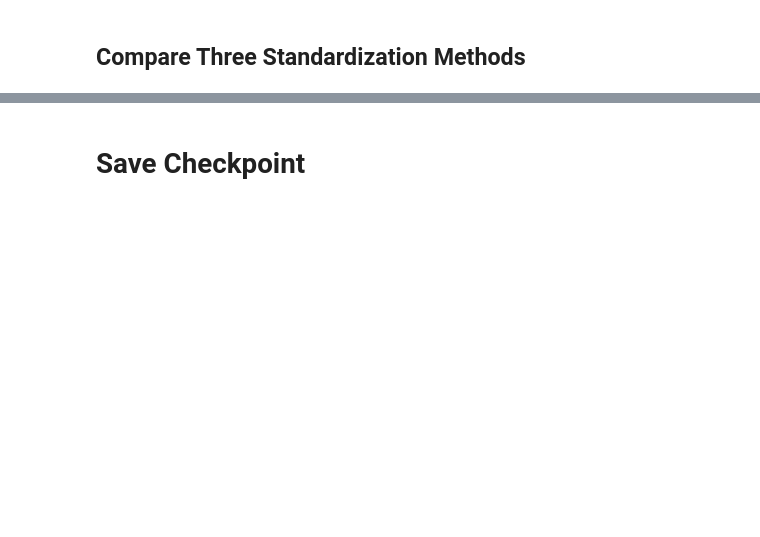
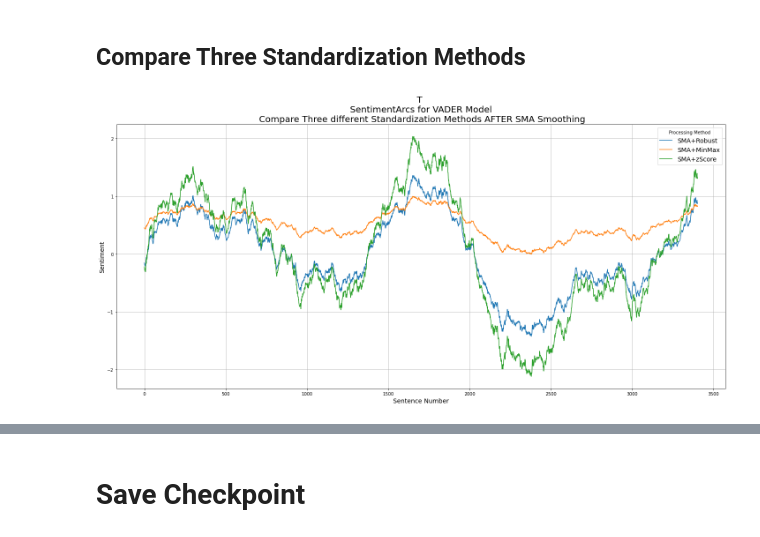
Before and after one commit to jon-chun/sentimentarcs, a Jupyter notebook: sentiment_arcs_crux.ipynb, the cells around one changed output, grey strips where cells are left out. Cells and saved outputs as stored; diff of their text form; code cells hidden in the pictures; blank space fills up the shorter version.

```diff
--- a/sentiment_arcs_crux.ipynb
+++ b/sentiment_arcs_crux.ipynb
@@ -822,13 +1222,15 @@ ensemble_df.info(verbose=True)
 # %%
 # First, Remove columns derived from base Models
+# NOTE: Don't trust any Model Sentiment values except for raw values
+#       drop and re-derive any other Models (e.g. vader_stdsma, vader_stdlowess)
 
 cols_model_deriv_drop_ls = []
 
 cols_suffix_ls = ['_z', '_sma', '_stdsma', '_lowess', '_stdlowess']
 for asuffix in cols_suffix_ls:
-  for acol in ensemble_df.columns: # cols_model_ls:
+  for acol in subensemble_df.columns: # cols_model_ls:
     if acol.endswith(asuffix):
       cols_model_deriv_drop_ls.append(acol)
 
-ensemble_df.drop(columns=cols_model_deriv_drop_ls, axis=1, inplace=True)
-ensemble_df.info()
+subensemble_df.drop(columns=cols_model_deriv_drop_ls, axis=1, inplace=True)
+subensemble_df.info()
@@ -999,41 +1610,44 @@ plot_stdsma_fl = False
 plot_smastd_fl = True
 
 temp_df = pd.DataFrame()
-temp_df['model'] = ensemble_df[model_str].copy(deep=True)
+temp_df['model'] = subensemble_df[model_str].copy(deep=True)
 temp_df['model_sma'] = temp_df['model'].rolling(win_size, center=True, min_periods=0).mean()
 
 rscaler = RobustScaler()
 temp_df['robust'] = rscaler.fit_transform(temp_df['model'].values.reshape(-1,1)).flatten()
 temp_df['sma_robust'] = rscaler.fit_transform(temp_df['model_sma'].values.reshape(-1,1)).flatten()
 
 
 mmscaler = MinMaxScaler()
 temp_df['minmax'] = mmscaler.fit_transform(temp_df['model'].values.reshape(-1,1)).flatten()
 temp_df['sma_minmax'] = mmscaler.fit_transform(temp_df['model_sma'].values.reshape(-1,1)).flatten()
 
 
 scaler = StandardScaler()
 temp_df['zscore'] = scaler.fit_transform(temp_df['model'].values.reshape(-1,1)).flatten()
 temp_df['sma_zscore'] = scaler.fit_transform(temp_df['model_sma'].values.reshape(-1,1)).flatten()
 
 
 if plot_smastd_fl:
   temp_df['sma_robust'].plot(label='SMA+Robust')
   temp_df['sma_minmax'].plot(label='SMA+MinMax')
   temp_df['sma_zscore'].plot(label='SMA+zScore')
 
 if plot_stdsma_fl:
   temp_df['robust'].rolling(win_size, center=True, min_periods=0).mean().plot(label='Robust+SMA', color='orange', linewidth=5, alpha=0.3)
   temp_df['minmax'].rolling(win_size, center=True, min_periods=0).mean().plot(label='MinMax+SMA', color='blue', linewidth=5, alpha=0.3)
   temp_df['zscore'].rolling(win_size, center=True, min_periods=0).mean().plot(label='zScore+SMA', color='black', linewidth=5, alpha=0.3)
 
 plt.grid(True)
 plt.title(f'{Novel_Title[0]} \n SentimentArcs for {model_str.upper()} Model \n Compare Three different Standardization Methods AFTER SMA Smoothing', fontsize=20)
-plt.xlabel('Sentence Number')
-plt.ylabel('Sentiment')
-plt.legend(title='Processing Method', loc='best')
+plt.xlabel('Sentence Number', fontsize=14)
+plt.ylabel('Sentiment', fontsize=14)
+plt.legend(title='Processing Method', loc='best', fontsize=14)
 # plt.legend(bbox_to_anchor=(1.05, 1.0), loc='upper left', title='Model Name')
 plt.tight_layout()
+plt.show();
+# %% [output]
+[figure, added]
 # %%
 # Compare 3 Standardization Methods with (a)SMA Smoothing then (b)Standardization
 
```
Also changed, not shown: parts of 114 cells of this notebook.
